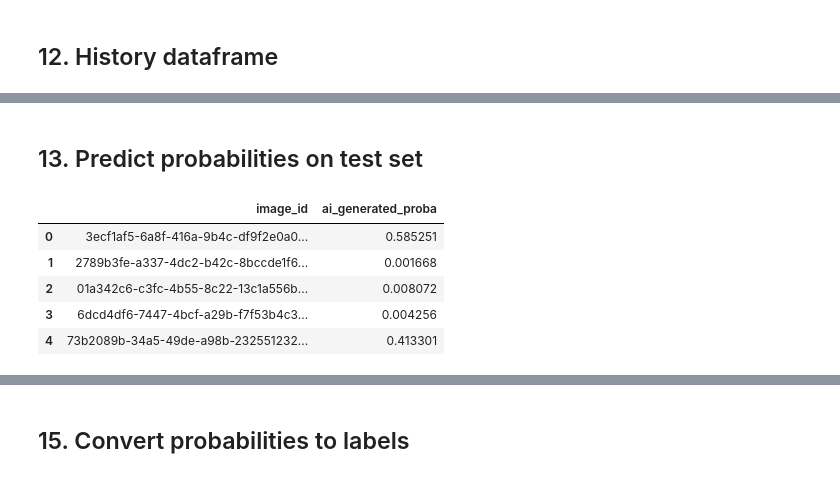
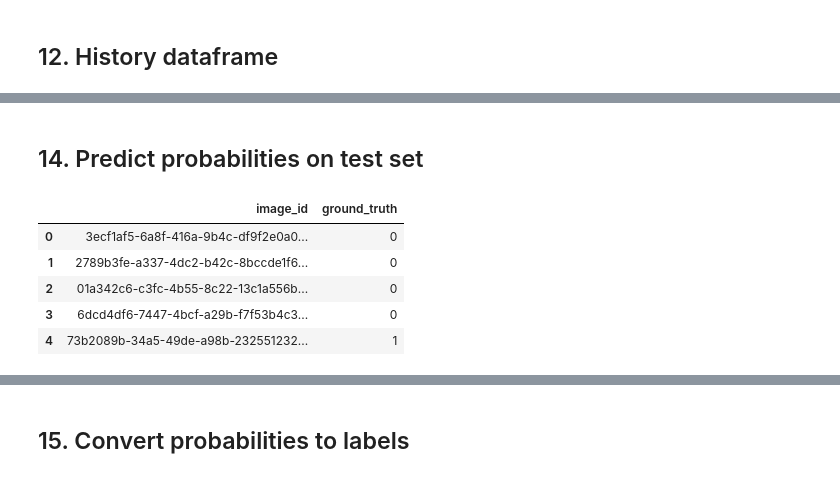
Before and after one commit to tbeliere12/etsy-ai-image-detector, a Jupyter notebook: src/02_model_ResNet-50_k-fold.ipynb, the cells around one changed output, grey strips where cells are left out. Cells and saved outputs as stored; diff of their text form; code cells hidden in the pictures.

Commit message:
feat(resnet50): add fold ensembling for test prediction with OOF-tuned threshold

```diff
--- a/src/02_model_ResNet-50_k-fold.ipynb
+++ b/src/02_model_ResNet-50_k-fold.ipynb
@@ -563,5 +629,5 @@ plt.show()
 # %% [markdown]
-## 13. Predict probabilities on test set
+## 14. Predict probabilities on test set
 # %%
 def predict_test(model, loader, device):
     model.eval()
@@ -570,37 +636,44 @@ def predict_test(model, loader, device):
     probs = []
 
     with torch.no_grad():
         for images, batch_ids in tqdm(loader, desc="Predicting test"):
             images = images.to(device, non_blocking=True)
 
             outputs = model(images)
             batch_probs = torch.softmax(outputs, dim=1)[:, 1]  # probability of ai_generated
 
             probs.extend(batch_probs.cpu().numpy())
             image_ids.extend(batch_ids)
 
     return pd.DataFrame({
         "image_id": image_ids,
         "ai_generated_proba": probs,
     })
 
 
 test_dataset = EtsyImageDataset(test_df, DATA_DIR, transform=val_transform, is_test=True)
 
 test_loader = DataLoader(
     test_dataset,
     batch_size=BATCH_SIZE,
     shuffle=False,
     num_workers=NUM_WORKERS,
     pin_memory=True,
 )
 
 test_pred_df = predict_test(best_fold_model, test_loader, DEVICE)
-test_pred_df.head()
+
+test_pred_df["pred_label_id"] = (test_pred_df["ai_generated_proba"] >= best_thresh).astype(int)
+test_pred_df["ground_truth"] = test_pred_df["pred_label_id"]
+
+submission_df = test_pred_df[["image_id", "ground_truth"]].copy()
+submission_df.to_csv("submission_resnet50_oof_threshold.csv", index=False)
+
+submission_df.head()
 # %% [output]
-|  | image_id | ai_generated_proba |
-| 0 | 3ecf1af5-6a8f-416a-9b4c-df9f2e0a0... | 0.585251 |
-| 1 | 2789b3fe-a337-4dc2-b42c-8bccde1f6... | 0.001668 |
-| 2 | 01a342c6-c3fc-4b55-8c22-13c1a556b... | 0.008072 |
-| 3 | 6dcd4df6-7447-4bcf-a29b-f7f53b4c3... | 0.004256 |
-| 4 | 73b2089b-34a5-49de-a98b-232551232... | 0.413301 |
+|  | image_id | ground_truth |
+| 0 | 3ecf1af5-6a8f-416a-9b4c-df9f2e0a0... | 0 |
+| 1 | 2789b3fe-a337-4dc2-b42c-8bccde1f6... | 0 |
+| 2 | 01a342c6-c3fc-4b55-8c22-13c1a556b... | 0 |
+| 3 | 6dcd4df6-7447-4bcf-a29b-f7f53b4c3... | 0 |
+| 4 | 73b2089b-34a5-49de-a98b-232551232... | 1 |
```
Also changed, not shown: parts of 11 cells of this notebook.
